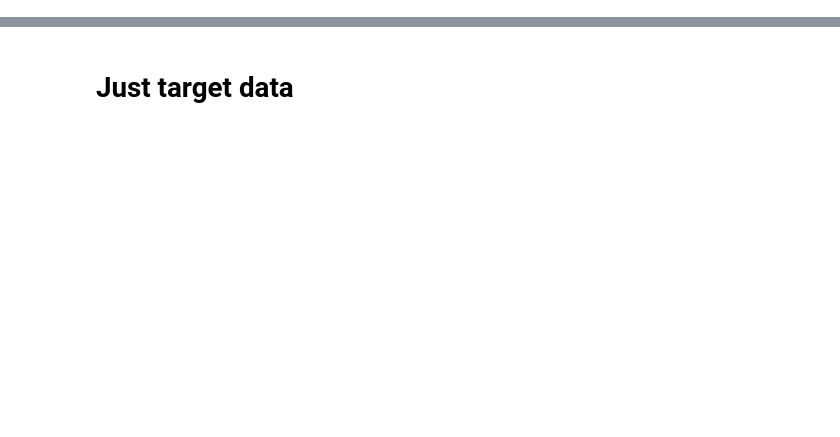
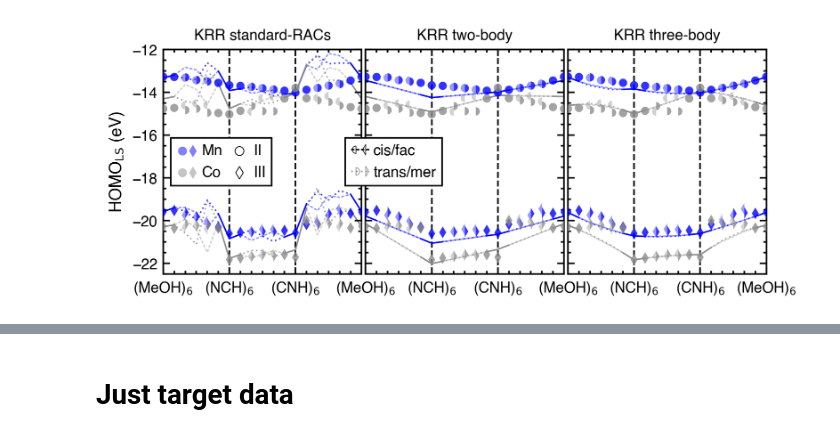
Before and after one commit to hjkgrp/many_body_ml, a Jupyter notebook: scripts_and_notebooks/plotting/interpolation_plot_orbitals.ipynb, the cells around one changed output, grey strips where cells are left out. Saved outputs shown, nothing was run; the diff lists cells and outputs as text; code cells hidden in the pictures; blank space fills up the shorter version.

```diff
--- a/scripts_and_notebooks/plotting/interpolation_plot_orbitals.ipynb
+++ b/scripts_and_notebooks/plotting/interpolation_plot_orbitals.ipynb
@@ -330,0 +336,9 @@ def two_metal_plot(cores_to_plot, experiments, **kwargs):
+# %%
+fig, _ = prediction_plot(
+    ["mn", "co"],
+    krr_experiments, model_prefix="KRR ",
+    lowerlim=-22.5, upperlim=-12.0
+)
+fig.savefig("plots/interpolation_plot_homo_ls_krr_2.pdf")
+# %% [output]
+[figure, added]
```
Also changed, not shown: parts of 17 cells of this notebook, 7 other files.
